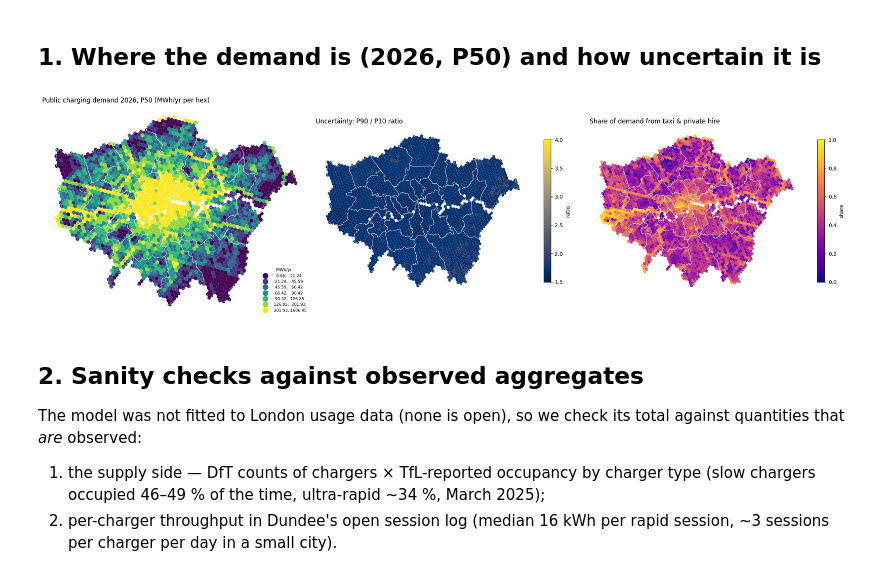
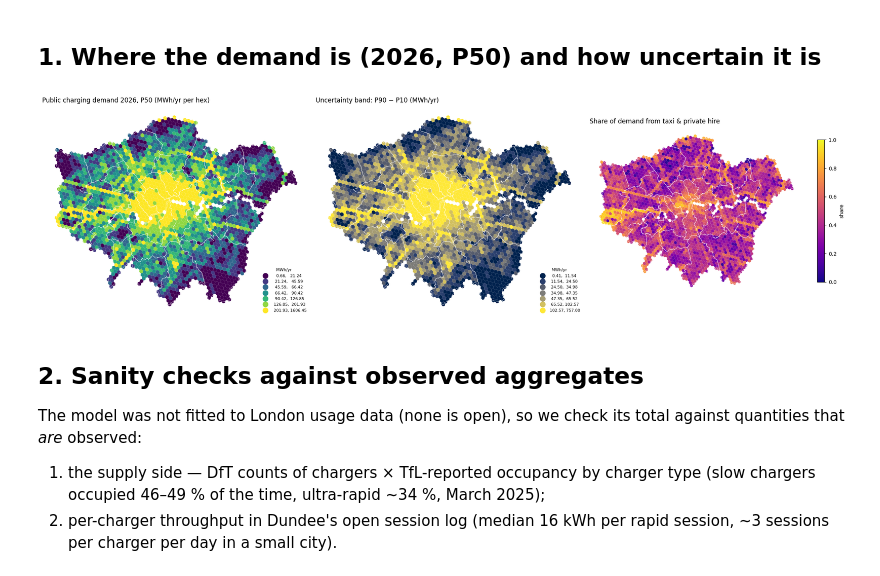
Before and after one commit to m-erts/chargescape-london, a Jupyter notebook: notebooks/02_demand_surface.ipynb, the cells around one changed output. Cells and saved outputs as stored; diff of their text form; code cells hidden in the pictures.

Commit message:
notebooks: 05 utilisation transfer (negative out-of-city result, level-free variant); 02 uncertainty band panel
Co-Authored-By: Claude Fable 5.1 <noreply@anthropic.com>

```diff
--- a/notebooks/02_demand_surface.ipynb
+++ b/notebooks/02_demand_surface.ipynb
@@ -40,16 +40,16 @@ company-kept EV factor: 0.5
 # %%
 d26 = dem[dem.scenario == "2026"].set_index("h3")
 g = feats.set_index("h3").join(d26, how="left").reset_index()
 g["total_mwh_p50"] = g["total_kwh_p50"] / 1e3
-g["uncert_ratio"] = g["total_kwh_p90"] / g["total_kwh_p10"].replace(0, np.nan)
+g["uncert_band_mwh"] = (g["total_kwh_p90"] - g["total_kwh_p10"]) / 1e3
 g["phv_share"] = g["phv_kwh_p50"] / g["total_kwh_p50"].replace(0, np.nan)
 fig, axes = plt.subplots(1, 3, figsize=(20, 6))
 hex_map(g, "total_mwh_p50", "Public charging demand 2026, P50 (MWh/yr per hex)", cmap="viridis", scheme="quantiles", k=7, ax=axes[0], legend_label="MWh/yr")
-hex_map(g, "uncert_ratio", "Uncertainty: P90 / P10 ratio", cmap="cividis", vmin=1.5, vmax=4, ax=axes[1], legend_label="ratio")
+hex_map(g, "uncert_band_mwh", "Uncertainty band: P90 − P10 (MWh/yr)", cmap="cividis", scheme="quantiles", k=7, ax=axes[1], legend_label="MWh/yr")
 hex_map(g, "phv_share", "Share of demand from taxi & private hire", cmap="plasma", vmin=0, vmax=1, ax=axes[2], legend_label="share")
 plt.tight_layout(); save(fig, "02_demand_p50_uncertainty.png"); plt.show()
 # %% [output]
-[figure, old version]
+[figure, new version]
 # %% [markdown]
 ## 2. Sanity checks against observed aggregates
 
```
Also changed, not shown: parts of 1 cell of this notebook, 6 other files.
